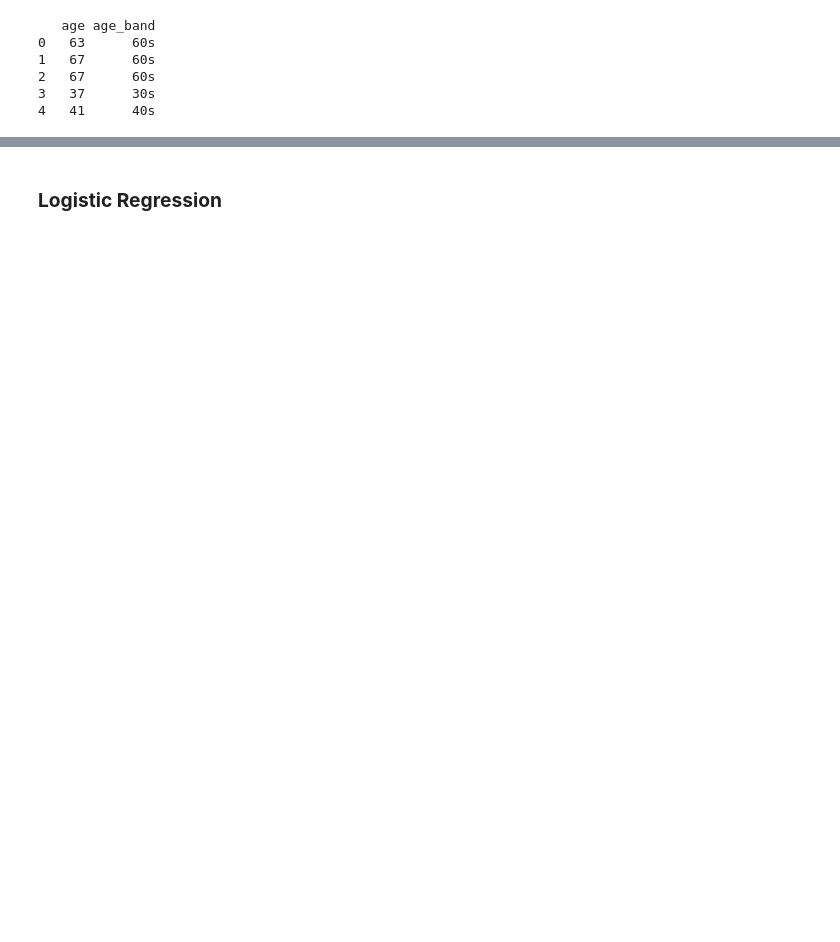
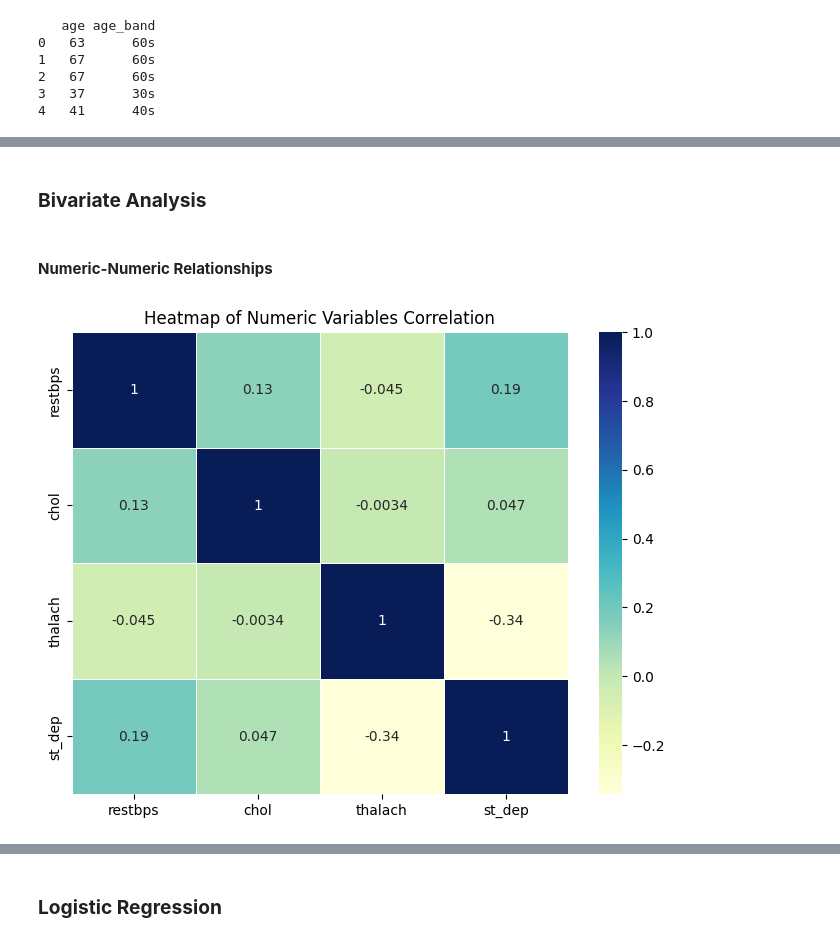
Before and after one commit to jenst1234/Data_Science_Portfolio, a Jupyter notebook: Heart Disease Prediction/notebooks/heart_disease_prediction.ipynb, the cells around one changed output, grey strips where cells are left out. Drawn from its saved outputs; the diff is of its cells as text; code cells hidden in the pictures; blank space fills up the shorter version.

```diff
--- a/Heart Disease Prediction/notebooks/heart_disease_prediction.ipynb
+++ b/Heart Disease Prediction/notebooks/heart_disease_prediction.ipynb
@@ -547,0 +359,19 @@ def plot_normalized_feature_importances(model, feature_names):
+# %% [markdown]
+### **Bivariate Analysis**
+# %% [markdown]
+#### **Numeric-Numeric Relationships**
+# %%
+# Filter the DataFrame to include only numerical variables
+df_numerical = df.select_dtypes(include=[np.number])
+
+
+# Calculate the correlation matrix
+correlation_matrix = df_numerical.corr()
+
+# Create a heatmap to visualize the correlation matrix
+plt.figure(figsize=(8, 6))  # Set the figure size
+sns.heatmap(correlation_matrix, annot=True, cmap='YlGnBu', cbar=True, linewidths=.5)
+plt.title('Heatmap of Numeric Variables Correlation')
+plt.show()
+# %% [output]
+[figure, added]
```
Also changed, not shown: parts of 114 cells of this notebook, 3 other files.
